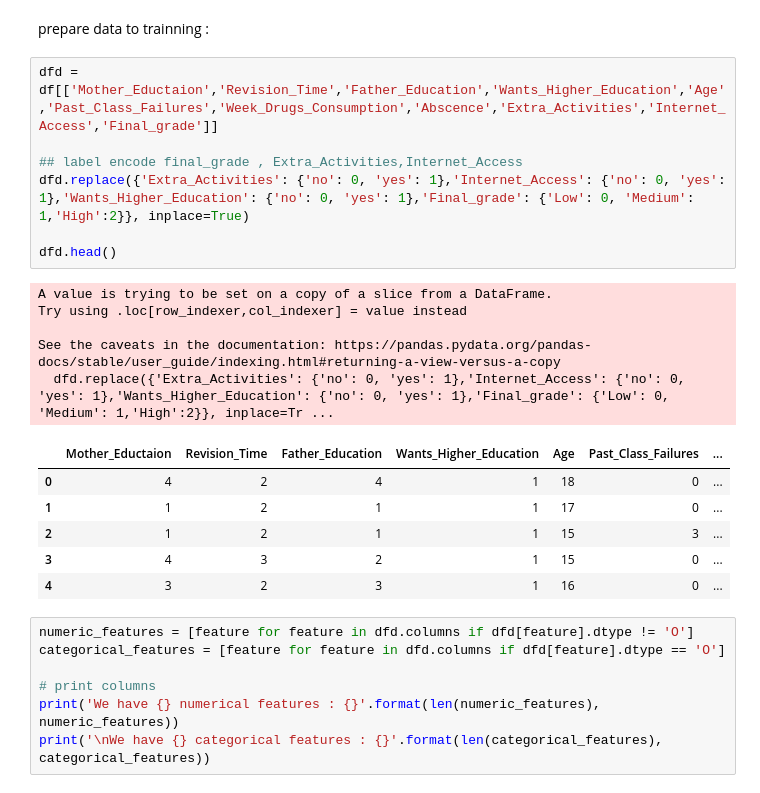
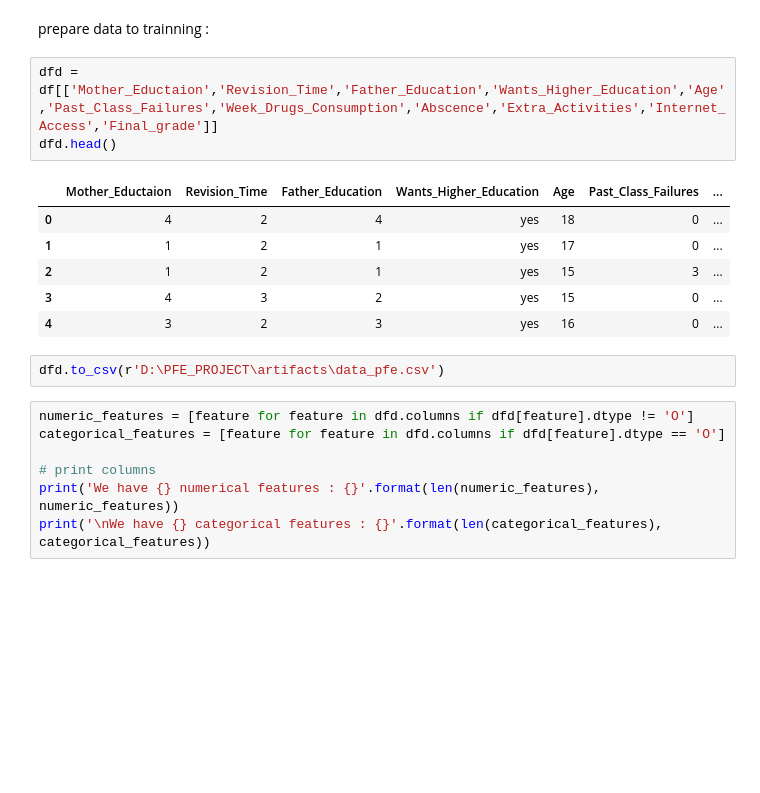
Before and after one commit to AyoubSamy/performance_student_analysis_project, a Jupyter notebook: notebook/notbook1.ipynb, the cells around one changed output. Drawn from its saved outputs; the diff is of its cells as text; blank space fills up the shorter version.

```diff
--- a/notebook/notbook1.ipynb
+++ b/notebook/notbook1.ipynb
@@ -915,23 +898,16 @@ Index(['School', 'Sex', 'Age', 'Home_Address_Type', 'Family_Size',
 prepare data to trainning :
 # %%
 dfd = df[['Mother_Eductaion','Revision_Time','Father_Education','Wants_Higher_Education','Age','Past_Class_Failures','Week_Drugs_Consumption','Abscence','Extra_Activities','Internet_Access','Final_grade']]
-
-## label encode final_grade , Extra_Activities,Internet_Access
-dfd.replace({'Extra_Activities': {'no': 0, 'yes': 1},'Internet_Access': {'no': 0, 'yes': 1},'Wants_Higher_Education': {'no': 0, 'yes': 1},'Final_grade': {'Low': 0, 'Medium': 1,'High':2}}, inplace=True)
-
 dfd.head()
 # %% [output]
-A value is trying to be set on a copy of a slice from a DataFrame.
-Try using .loc[row_indexer,col_indexer] = value instead
-
-See the caveats in the documentation: https://pandas.pydata.org/pandas-docs/stable/user_guide/indexing.html#returning-a-view-versus-a-copy
-  dfd.replace({'Extra_Activities': {'no': 0, 'yes': 1},'Internet_Access': {'no': 0, 'yes': 1},'Wants_Higher_Education': {'no': 0, 'yes': 1},'Final_grade': {'Low': 0, 'Medium': 1,'High':2}}, inplace=Tr ...
 |  | Mother_Eductaion | Revision_Time | Father_Education | Wants_Higher_Education | Age | Past_Class_Failures | ... |
-| 0 | 4 | 2 | 4 | 1 | 18 | 0 | ... |
-| 1 | 1 | 2 | 1 | 1 | 17 | 0 | ... |
-| 2 | 1 | 2 | 1 | 1 | 15 | 3 | ... |
-| 3 | 4 | 3 | 2 | 1 | 15 | 0 | ... |
-| 4 | 3 | 2 | 3 | 1 | 16 | 0 | ... |
+| 0 | 4 | 2 | 4 | yes | 18 | 0 | ... |
+| 1 | 1 | 2 | 1 | yes | 17 | 0 | ... |
+| 2 | 1 | 2 | 1 | yes | 15 | 3 | ... |
+| 3 | 4 | 3 | 2 | yes | 15 | 0 | ... |
+| 4 | 3 | 2 | 3 | yes | 16 | 0 | ... |
+# %%
+dfd.to_csv(r'D:\PFE_PROJECT\artifacts\data_pfe.csv')
 # %%
 numeric_features = [feature for feature in dfd.columns if dfd[feature].dtype != 'O']
 categorical_features = [feature for feature in dfd.columns if dfd[feature].dtype == 'O']
```
Also changed, not shown: parts of 18 cells of this notebook, 10 other files.
